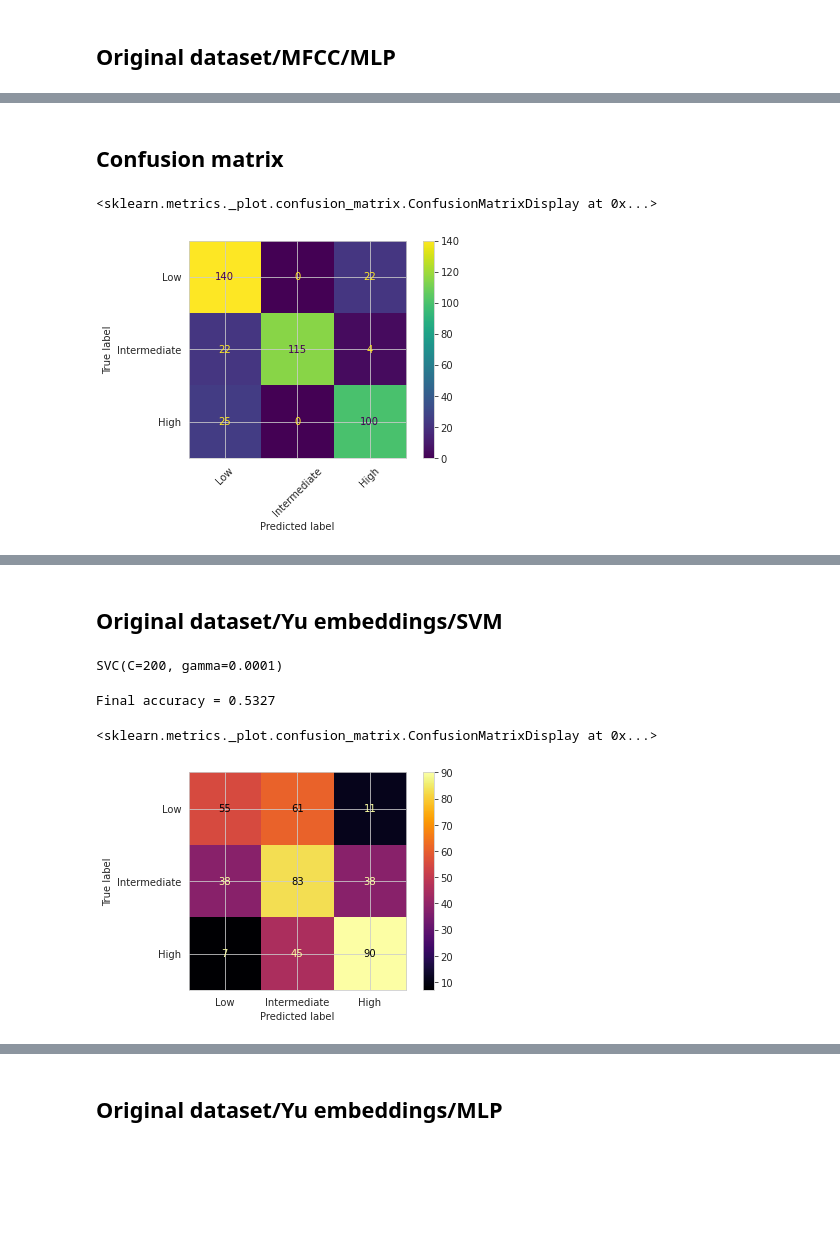
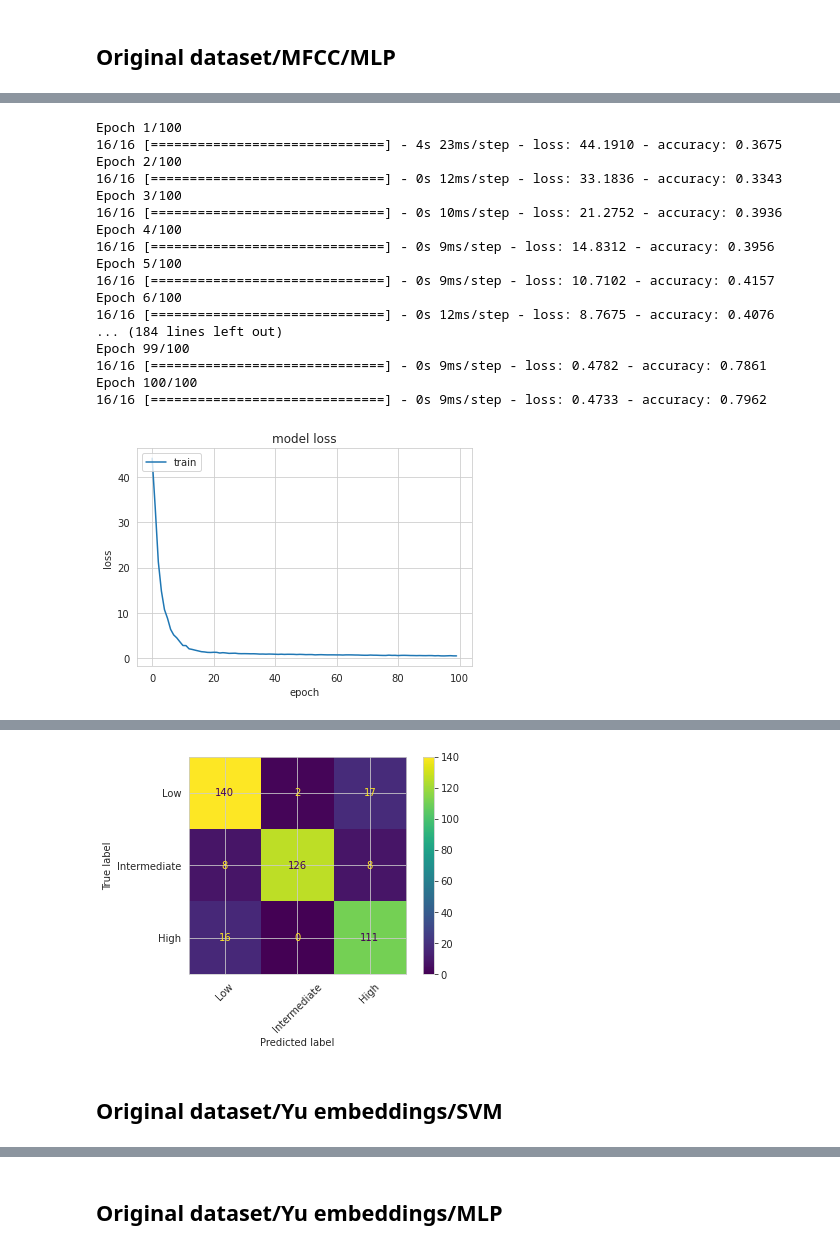
Before and after one commit to jjordanoc/robust-english-speech-fluency-classification, a Jupyter notebook: Audio Feature Extraction.ipynb, the cells around one changed output, grey strips where cells are left out. Cells and saved outputs as stored; diff of their text form; code cells hidden in the pictures; blank space fills up the shorter version.

```diff
--- a/Audio Feature Extraction.ipynb
+++ b/Audio Feature Extraction.ipynb
@@ -377,12 +164,21 @@ Y_pred = model.predict(X_test)
-# %% [markdown]
-## Confusion matrix
-# %%
-from sklearn.metrics import confusion_matrix, ConfusionMatrixDisplay
-y_predict_non_category = [ np.argmax(t) for t in Y_pred ]
-y_test_non_category = [ np.argmax(t) for t in y_test ]
-cm = confusion_matrix(y_test_non_category, y_predict_non_category)
-cm_display = ConfusionMatrixDisplay(confusion_matrix=cm, display_labels=class_labels)
-cm_display.plot(xticks_rotation=45)
-# %% [output]
-<sklearn.metrics._plot.confusion_matrix.ConfusionMatrixDisplay at 0x...>
-[figure, removed]
+# %%
+experiment_1(feature_type="mfcc", model_type="MLP", original=True)
+# %% [output]
+Epoch 1/100
+16/16 [==============================] - 4s 23ms/step - loss: 44.1910 - accuracy: 0.3675
+Epoch 2/100
+16/16 [==============================] - 0s 12ms/step - loss: 33.1836 - accuracy: 0.3343
+Epoch 3/100
+16/16 [==============================] - 0s 10ms/step - loss: 21.2752 - accuracy: 0.3936
+Epoch 4/100
+16/16 [==============================] - 0s 9ms/step - loss: 14.8312 - accuracy: 0.3956
+Epoch 5/100
+16/16 [==============================] - 0s 9ms/step - loss: 10.7102 - accuracy: 0.4157
+Epoch 6/100
+16/16 [==============================] - 0s 12ms/step - loss: 8.7675 - accuracy: 0.4076
+... (184 lines left out)
+Epoch 99/100
+16/16 [==============================] - 0s 9ms/step - loss: 0.4782 - accuracy: 0.7861
+Epoch 100/100
+16/16 [==============================] - 0s 9ms/step - loss: 0.4733 - accuracy: 0.7962
+[figure, added]
@@ -389,38 +188,3 @@ cm_display.plot(xticks_rotation=45)
+[figure, added]
 # %% [markdown]
 ## Original dataset/Yu embeddings/SVM
-# %%
-X = np.load('yu-features-original.npy')  # list of features
-y = np.load('yu-labels-original.npy').ravel()  # labels are the target
-
-# Fix random seed number
-np.random.seed(7)
-
-# Load the data
-X_train, X_test, y_train, y_test = train_test_split(X, y, test_size=0.3, random_state=30)
-
-# SVM classifier
-svm_clf = SVC(C=200, gamma=0.0001, kernel='rbf', decision_function_shape="ovr")
-#svm_clf = LinearSVC(random_state=42) # HandsOn git
-
-# Fit model
-svm_clf.fit(X_train, y_train)  #From Beif github
-# %% [output]
-SVC(C=200, gamma=0.0001)
-# %%
-### Accuracy
-# Predictions
-y_predict = svm_clf.predict(X_test)
-# Accuracy Result
-acc = svm_clf.score(X_test, y_test)
-# Accuracy Result
-print("Final accuracy = %0.4f" % acc)
-# %% [output]
-Final accuracy = 0.5327
-# %%
-### Confusion matrix
-cm = confusion_matrix(y_test, y_predict)
-cm_display = ConfusionMatrixDisplay(confusion_matrix=cm, display_labels=class_labels)
-cm_display.plot(cmap="inferno")
-# %% [output]
-<sklearn.metrics._plot.confusion_matrix.ConfusionMatrixDisplay at 0x...>
-[figure, removed]
```
Also changed, not shown: parts of 82 cells of this notebook, 13 other files.
